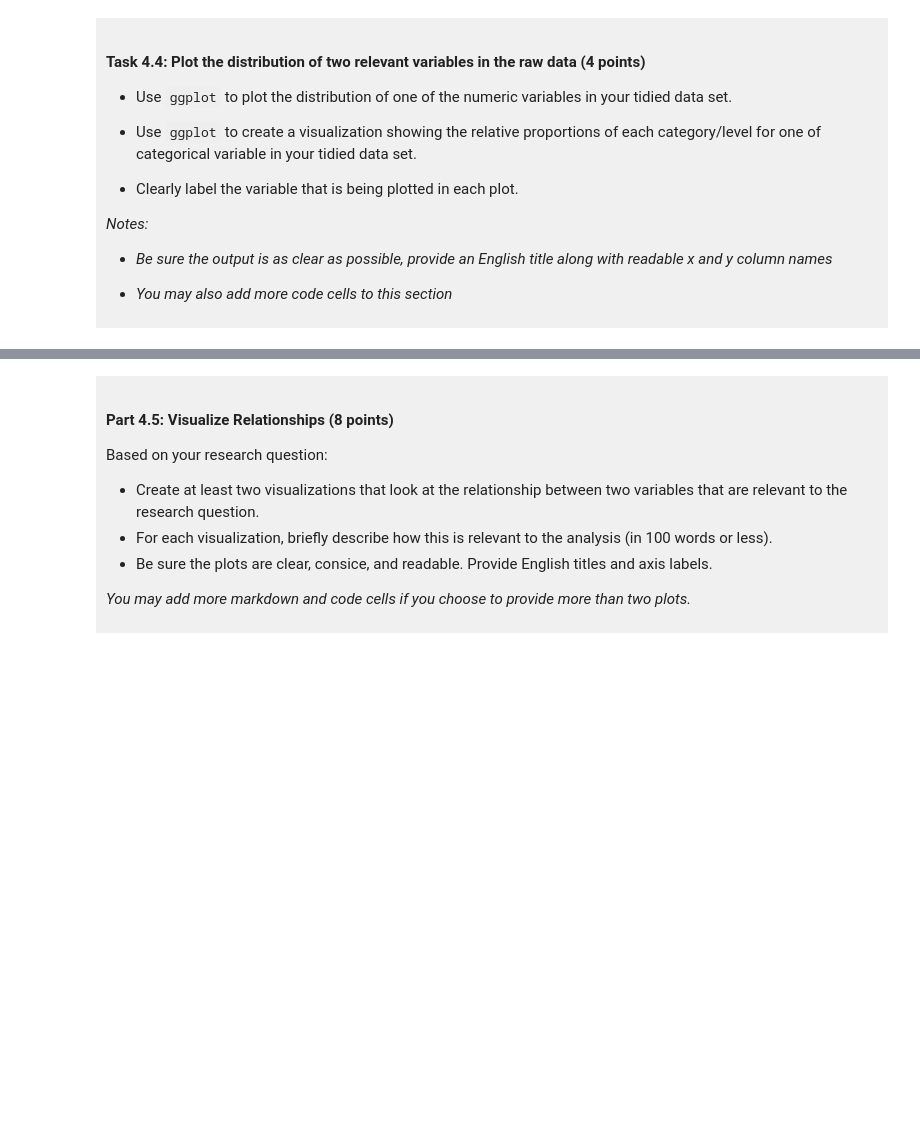
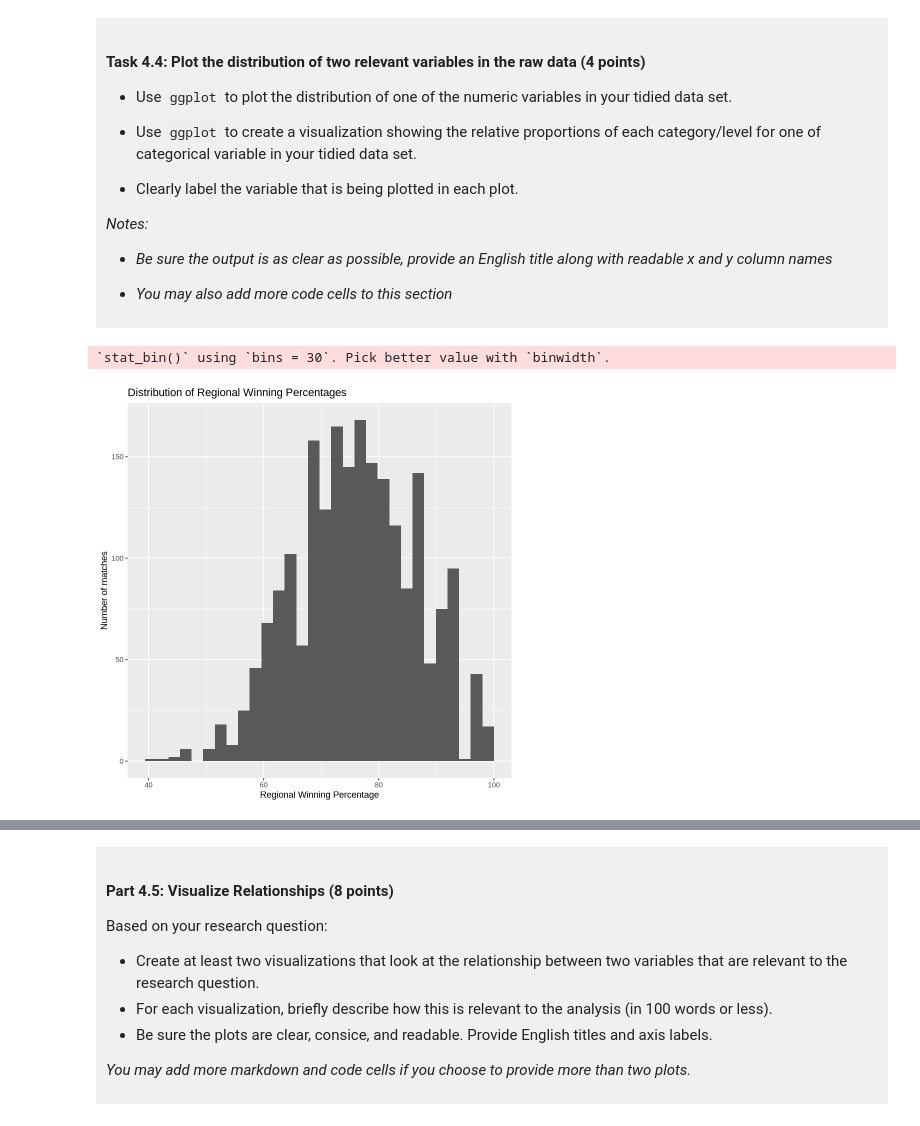
Before and after one commit to anjali012207/dsci-100-project-anjali, a Jupyter notebook: dsci-100-project-notebook.ipynb, the cells around one changed output, grey strips where cells are left out. Saved outputs shown, nothing was run; the diff lists cells and outputs as text; code cells hidden in the pictures; blank space fills up the shorter version.

```diff
--- a/dsci-100-project-notebook.ipynb
+++ b/dsci-100-project-notebook.ipynb
@@ -225,3 +235,9 @@ A tibble: 6 × 3
 | 5 | 64.5 | first_round_loss |
 | 4 | 81.3 | top_8_loss |
 | 6 | 73.1 | first_round_loss |
+# %%
+library(tidyverse)
+tidy_data2 <- basketball_data |> # Create a new dataset to store the tidied data
+mutate(tourney_finish = as_factor (tourney_finish))|> # Convert tournament finish into a categorical factor
+select(seed, reg_wins_pct, tourney_finish)  # Select the relevant columns for our research question
+tidy_data2 # Display the tidied data
@@ -292,5 +395,13 @@ You will refine your research question (if needed) and produce a tidy data set.
 
 </div>
 # %%
-### EDIT THIS CODE CELL FOR PLOT 1 ###
+plot1 <- tidy_data2
+ggplot(plot1, aes (x = reg_wins_pct)) +
+geom_histogram()+
+xlab("Regional Winning Percentage")+
+ylab("Number of matches")+
+ggtitle("Distribution of Regional Winning Percentages")
+# %% [output]
+`stat_bin()` using `bins = 30`. Pick better value with `binwidth`.
+[figure, added]
 # %%
```
Also changed, not shown: parts of 11 cells of this notebook.
